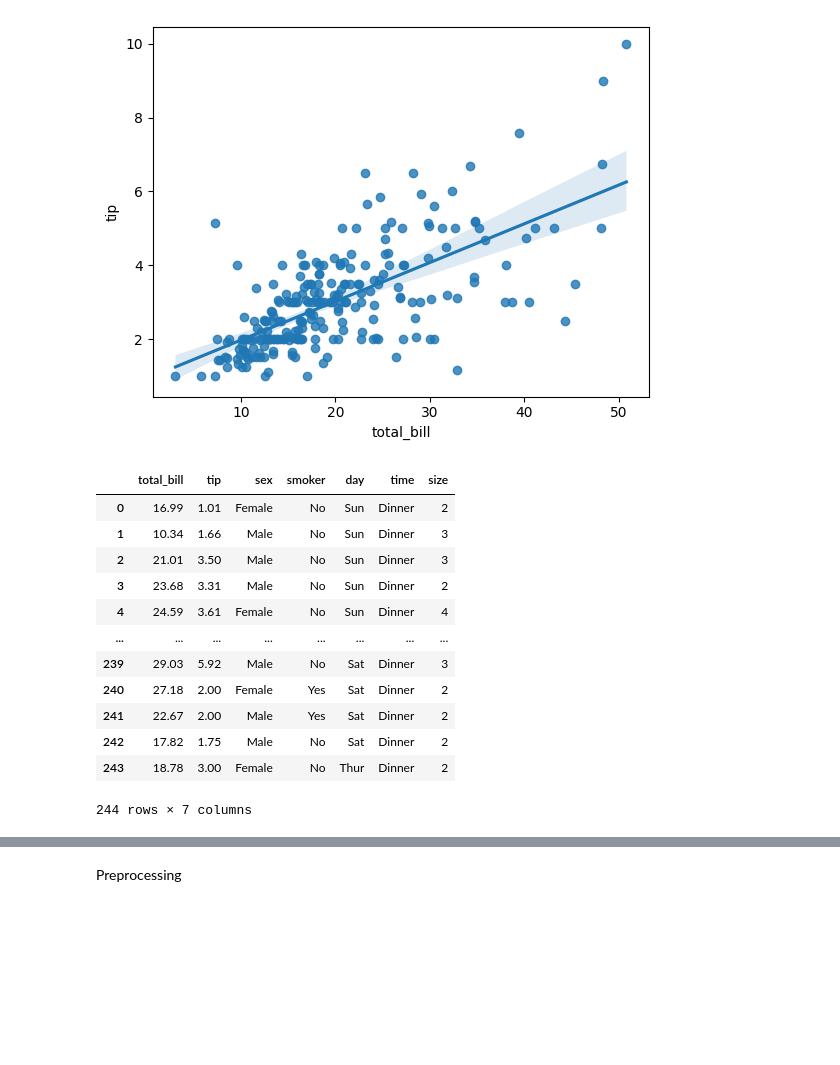
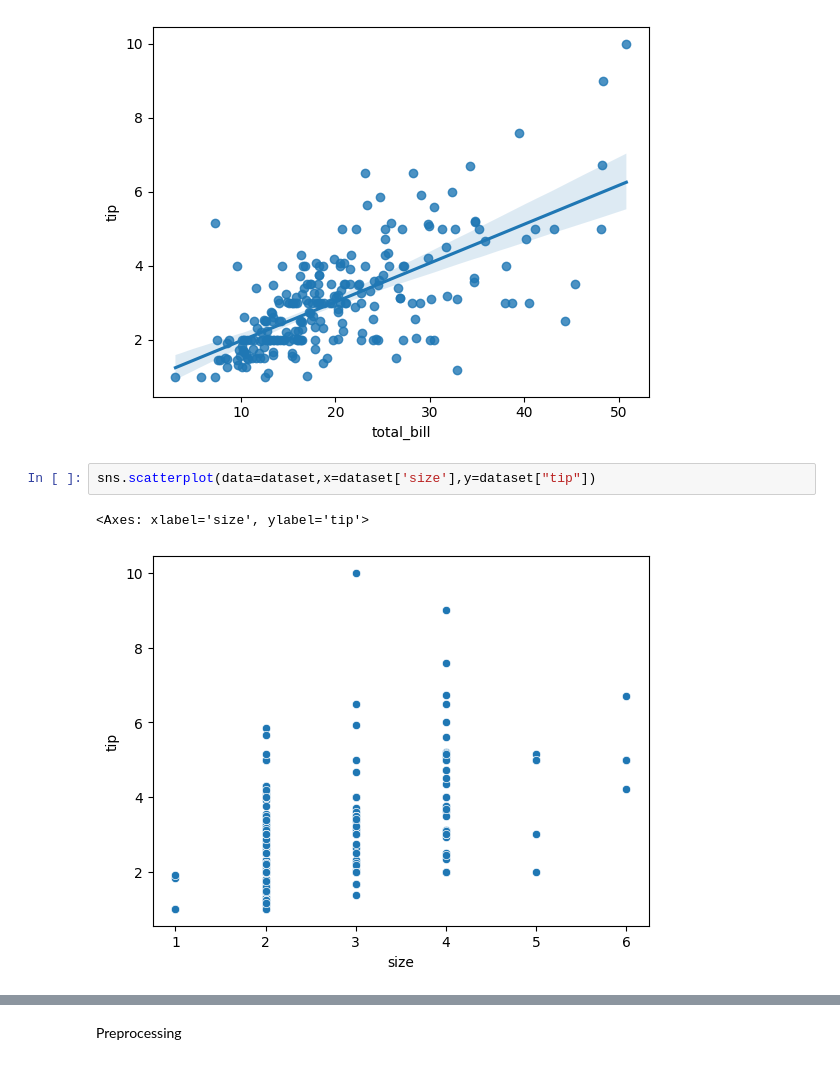
Before and after one commit to Aamer2005/Machine-Learning-Models, a Jupyter notebook: Tips_Dataset/tips_dataset_DA.ipynb, the cells around one changed output, grey strips where cells are left out. Cells and saved outputs as stored; diff of their text form; blank space fills up the shorter version.

```diff
--- a/Tips_Dataset/tips_dataset_DA.ipynb
+++ b/Tips_Dataset/tips_dataset_DA.ipynb
@@ -152,17 +152,7 @@ sns.regplot(data=dataset,x=dataset.total_bill,y=dataset["tip"])
 <Axes: xlabel='total_bill', ylabel='tip'>
 [figure]
 # %%
+sns.scatterplot(data=dataset,x=dataset['size'],y=dataset["tip"])
 # %% [output]
-|  | total_bill | tip | sex | smoker | day | time | size |
-| 0 | 16.99 | 1.01 | Female | No | Sun | Dinner | 2 |
-| 1 | 10.34 | 1.66 | Male | No | Sun | Dinner | 3 |
-| 2 | 21.01 | 3.50 | Male | No | Sun | Dinner | 3 |
-| 3 | 23.68 | 3.31 | Male | No | Sun | Dinner | 2 |
-| 4 | 24.59 | 3.61 | Female | No | Sun | Dinner | 4 |
-| ... | ... | ... | ... | ... | ... | ... | ... |
-| 239 | 29.03 | 5.92 | Male | No | Sat | Dinner | 3 |
-| 240 | 27.18 | 2.00 | Female | Yes | Sat | Dinner | 2 |
-| 241 | 22.67 | 2.00 | Male | Yes | Sat | Dinner | 2 |
-| 242 | 17.82 | 1.75 | Male | No | Sat | Dinner | 2 |
-| 243 | 18.78 | 3.00 | Female | No | Thur | Dinner | 2 |
-244 rows × 7 columns
+<Axes: xlabel='size', ylabel='tip'>
+[figure, added]
```
Also changed, not shown: parts of 6 cells of this notebook.
